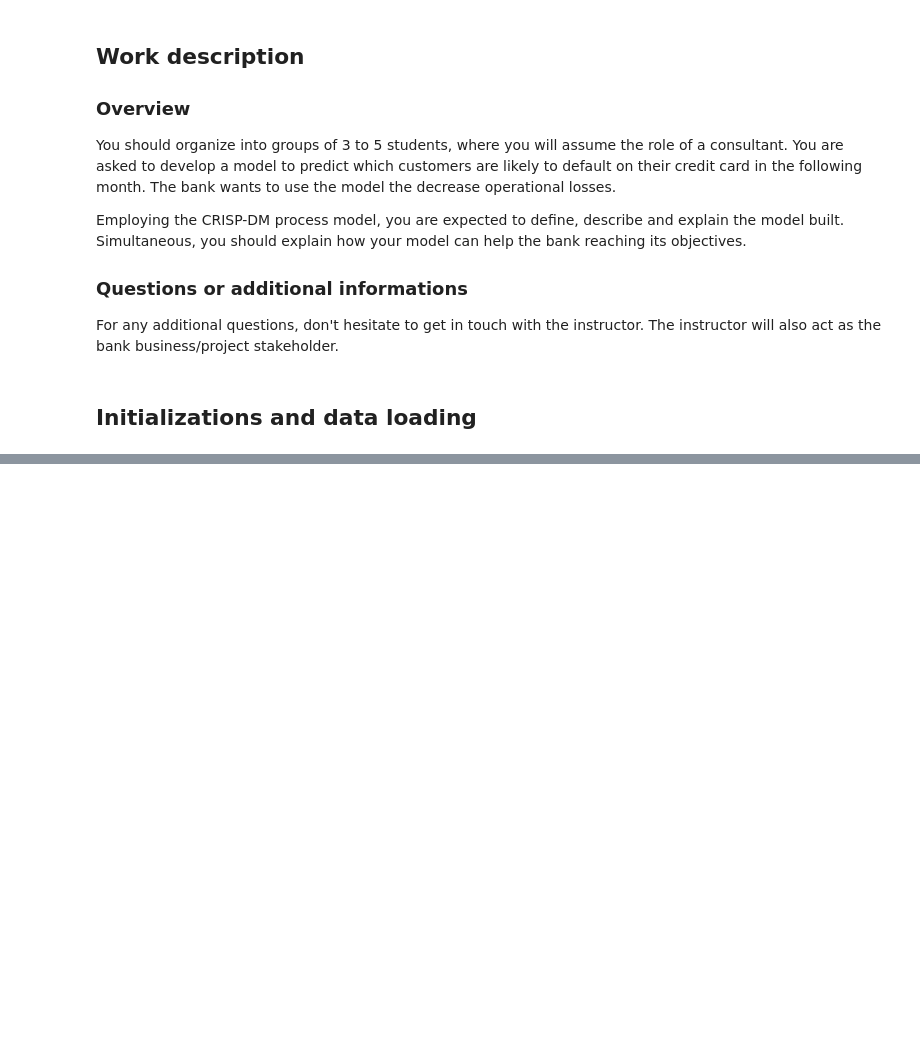
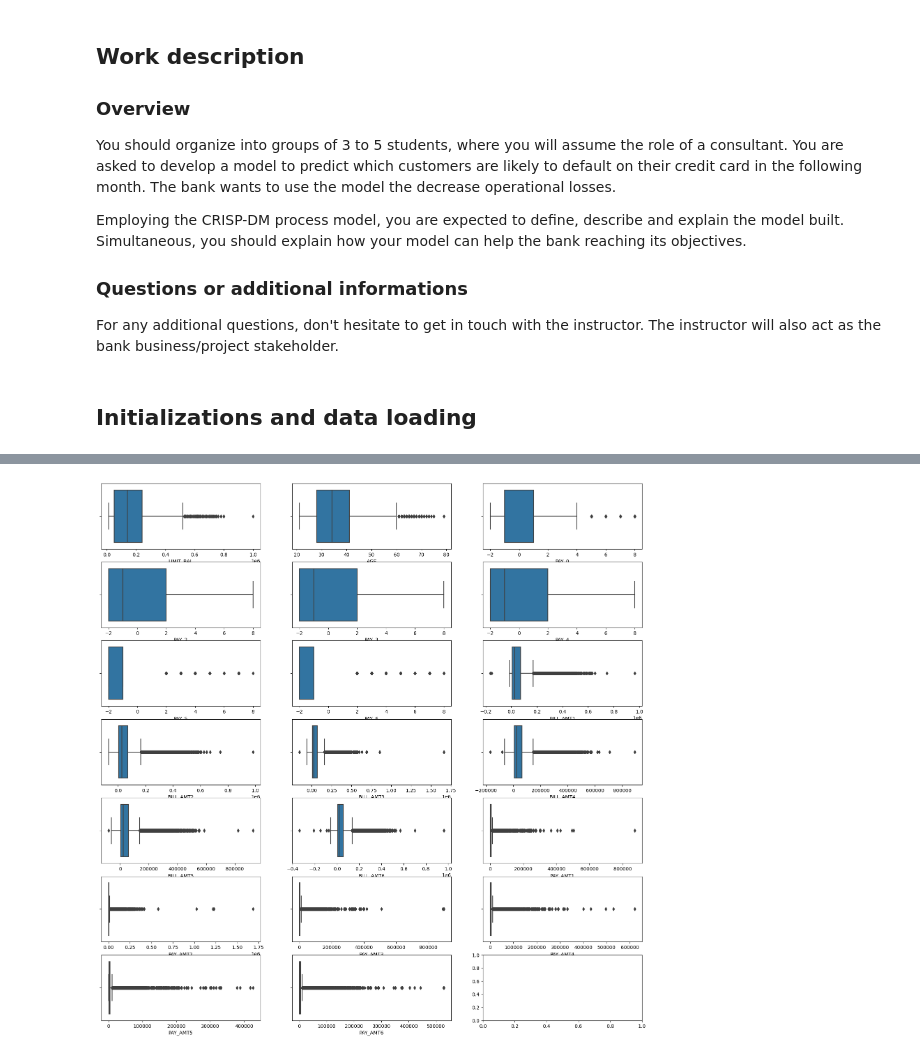
Before and after one commit to Brutosippon/projecto1, a Jupyter notebook: Project2.ipynb, the cells around one changed output, grey strips where cells are left out. Cells and saved outputs as stored; diff of their text form; code cells hidden in the pictures; blank space fills up the shorter version.

```diff
--- a/Project2.ipynb
+++ b/Project2.ipynb
@@ -67,0 +320,7 @@ ds.head()
+# %%
+# Do boxplots select just  numeric variables
+fig, ax = plt.subplots(7, 3, figsize=(20, 20))
+for var, subplot in zip(ds[numerical], ax.flatten()):
+    sns.boxplot(x=ds[var], ax=subplot)
+# %% [output]
+[figure, added]
```
Also changed, not shown: parts of 19 cells of this notebook, 1 other file.
